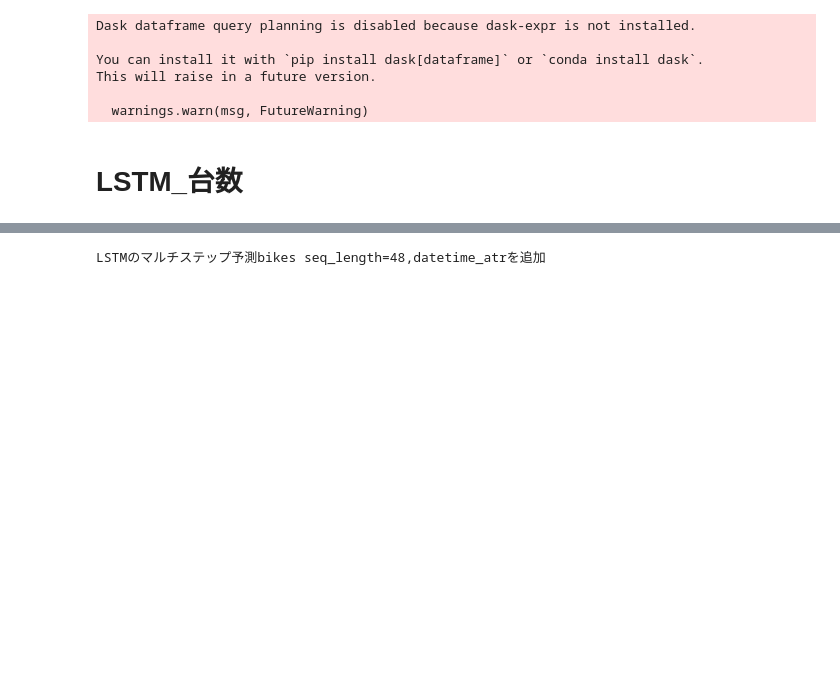
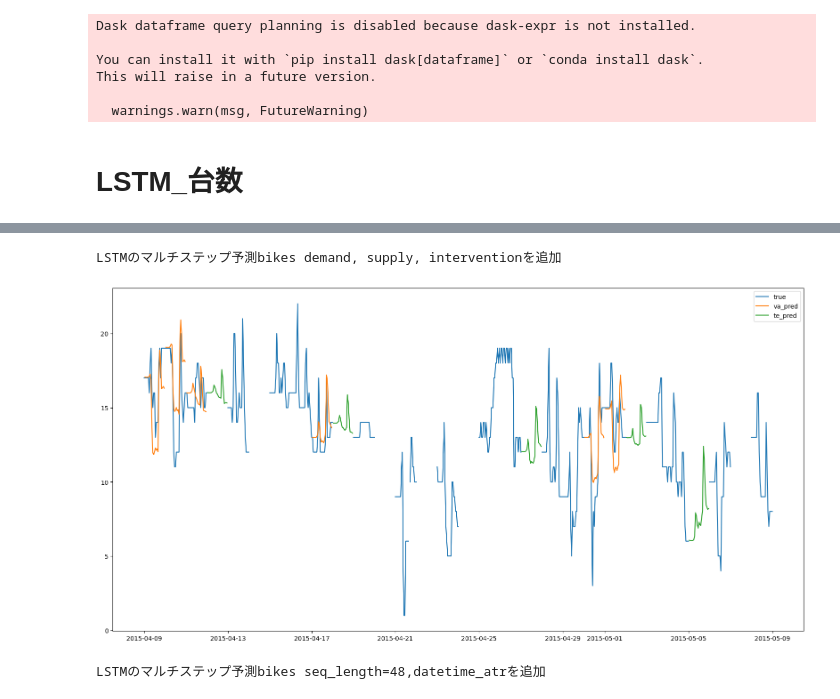
Before and after one commit to snoopy0420/atma_udemy, a Jupyter notebook: notebooks/run.ipynb, the cells around one changed output, grey strips where cells are left out. Cells and saved outputs as stored; diff of their text form; code cells hidden in the pictures; blank space fills up the shorter version.

```diff
--- a/notebooks/run.ipynb
+++ b/notebooks/run.ipynb
@@ -82,6 +82,9 @@ df_main_lstm_bikes = pd.merge(df_main_lstm_bikes, load_feature("df_predict_add_v
 df_main_lstm_bikes = pd.merge(df_main_lstm_bikes, load_feature("df_bikes_available_fillna"), on=["station_id","datetime"], how="left")
 df_main_lstm_bikes = pd.merge(df_main_lstm_bikes, load_feature("df_station_atr"), on=["station_id"], how="left")
 df_main_lstm_bikes = pd.merge(df_main_lstm_bikes, load_feature("df_datetime_atr"), on=["datetime"], how="left")
+df_main_lstm_bikes = pd.merge(df_main_lstm_bikes, load_feature("df_demand"), on=["station_id","datetime"], how="left")
+df_main_lstm_bikes = pd.merge(df_main_lstm_bikes, load_feature("df_supply"), on=["station_id","datetime"], how="left")
+df_main_lstm_bikes = pd.merge(df_main_lstm_bikes, load_feature("df_intervention_fillna"), on=["station_id","datetime"], how="left")
 # %%
 df_main_lstm_bikes.head()
 # %% [output]
@@ -135,7 +138,7 @@ def after_pred_func(df_pred, target_col):
     # dock_countを超えないようにする
     df_prep_station = pd.read_pickle(os.path.join(DIR_INTERIM, "df_prep_station.pkl"))
     df_dock_count = df_prep_station[["station_id", "dock_count"]]
-    df_pred = pd.merge(df_pred, df_dock_count, on="station_id", how="left")
+    df_pred = pd.merge(df_pred, df_dock_count, on="station_id", how="left", suffixes=("", "_"))
     df_pred[target_col] = df_pred[target_col].clip(upper=df_pred["dock_count"])
     return df_pred
 
@@ -144,12 +147,16 @@ model_params = {
     "target_col": "bikes_available",
     "seq_length": 48,
     "n_steps": 23,
-    "batch_size": 64,
+    "batch_size": 128,
     "shuffle": True,
     "hidden_size": 64,
     "num_epochs": 50,
-    "learning_rate": 0.01,
+    "learning_rate": 0.0001,
     "weight_decay": 1e-5,
+    "num_layers": 1,
+    "dropout": 0.2,
+    "step_size": 10,
+    "gamma": 0.1,
 }
 run_setting = {
     'calc_shap': False,     # shap値を計算するか否か
@@ -164,7 +171,7 @@ cv_setting = {
     "initial_fold_date": "2014-09-01",
 }
 # %%
-memo = "LSTMのマルチステップ予測bikes seq_length=48,datetime_atrを追加"
+memo = "LSTMのマルチステップ予測bikes dropout=0.2"
 timeseries_runner = TimeseriesModelRunner(run_name,
                                           model_LSTM_mult,
                                           model_params,
@@ -339,3 +259,25 @@ df_true = pd.read_pickle(os.path.join(DIR_FEATURE, "df_target_all.pkl"))[timeser
+# %%
+# 元の目的関数が欠損している部分（）
+print(memo)
+# datetimeを連続にする
+df_ = pd.merge(df_true, df_va_pred, on=["station_id", "datetime"], how="left", suffixes=("", "_va_pred"))
+df_ = pd.merge(df_, df_te_pred, on=["station_id", "datetime"], how="left", suffixes=("", "_te_pred"))
+# データ期間,station_idを指定する
+station_id = 0
+start_date = "2015-04-09"
+end_date = "2015-05-09"
+df_ = df_[df_["station_id"]==station_id]
+df_ = df_[(df_["datetime"] >= start_date) & (df_["datetime"] <= end_date)]
+# プロット
+plt.figure(figsize=(20, 10))
+plt.plot(df_["datetime"], df_["bikes_available"], label="true")
+plt.plot(df_["datetime"], df_["bikes_available_va_pred"], label="va_pred")
+plt.plot(df_["datetime"], df_["bikes_available_te_pred"], label="te_pred")
+plt.legend()
+plt.show()
+# %% [output]
+LSTMのマルチステップ予測bikes demand, supply, interventionを追加
+[figure, added]
 # %%
 # 元の目的関数が欠損している部分（）
 print(memo)
```
Also changed, not shown: parts of 14 cells of this notebook, 5 other files.
